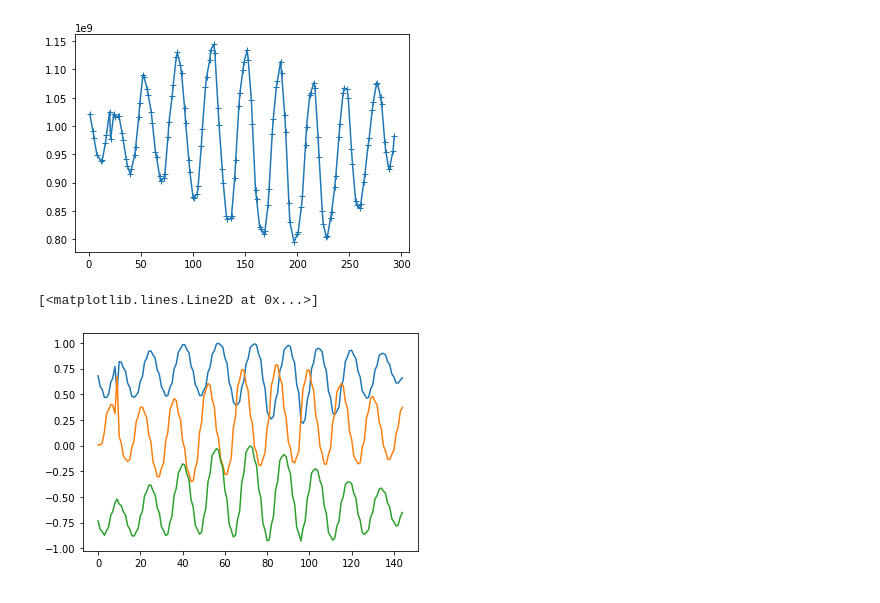
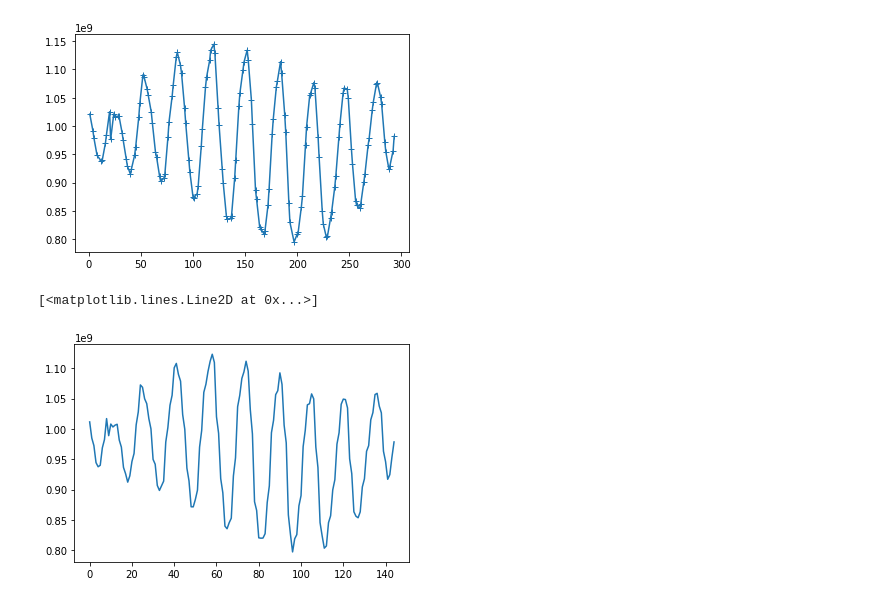
Before and after one commit to limu007/cube, a Jupyter notebook: Attitude_october.ipynb, the cells around one changed output. Cells and saved outputs as stored; diff of their text form; code cells hidden in the pictures.

```diff
--- a/Attitude_october.ipynb
+++ b/Attitude_october.ipynb
@@ -808,10 +778,9 @@ pl.plot(dt[1:-1],(mags**2).sum(1),'-+')
 # %% [output]
 [<matplotlib.lines.Line2D at 0x...>]
 [figure]
-# %%
-pl.plot(mbody[:,0])
-pl.plot(mbody[:,1])
-pl.plot(mbody[:,2])
-# %% [output]
-[<matplotlib.lines.Line2D at 0x...>]
-[figure, removed]
+# %%
+mcop=np.r_[0.99,1.02,1]
+pl.plot(((mags*mcop)**2).sum(1))
+# %% [output]
+[<matplotlib.lines.Line2D at 0x...>]
+[figure, added]
```
Also changed, not shown: parts of 14 cells of this notebook, 1 other file.
